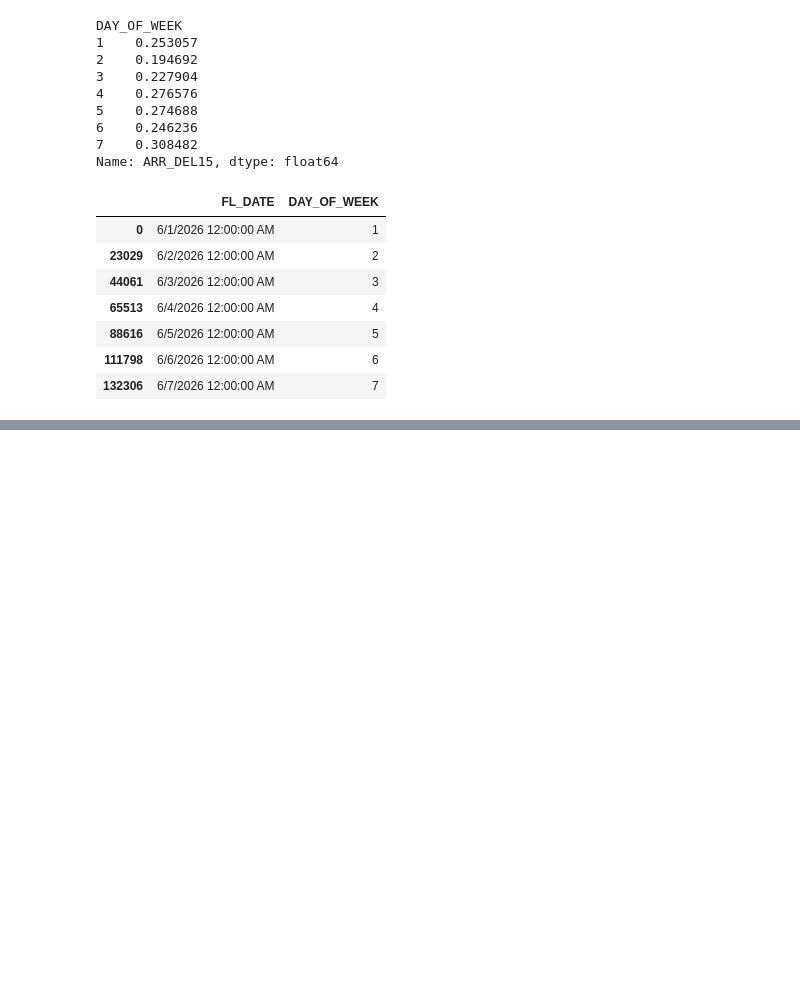
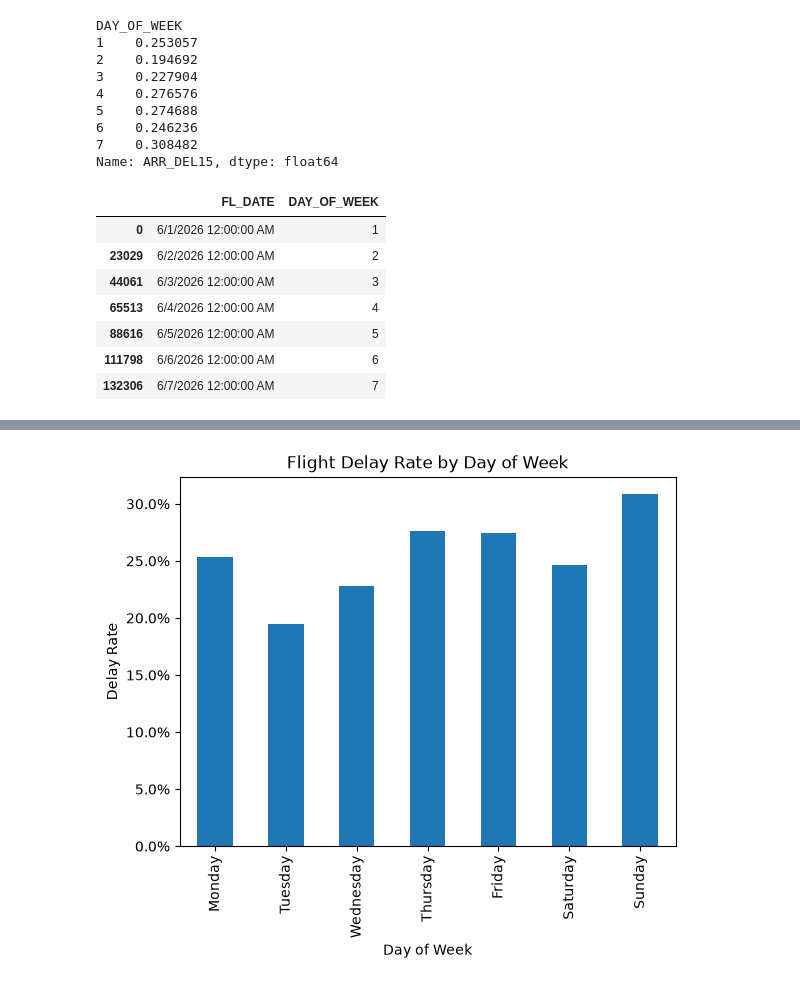
Before and after one commit to JessicaBrantley/flight-delay-prediction, a Jupyter notebook: notebooks/01_data_exploration.ipynb, the cells around one changed output, grey strips where cells are left out. Cells and saved outputs as stored; diff of their text form; code cells hidden in the pictures; blank space fills up the shorter version.

Commit message:
Add exploratory analysis for flight delay patterns

```diff
--- a/notebooks/01_data_exploration.ipynb
+++ b/notebooks/01_data_exploration.ipynb
@@ -259,0 +262,3 @@ df_clean[["FL_DATE", "DAY_OF_WEEK"]].drop_duplicates().head(7)
+# %%
+delay_by_day = df_clean.groupby("DAY_OF_WEEK")["ARR_DEL15"].mean()
+delay_by_day
@@ -259,0 +275,14 @@ df_clean[["FL_DATE", "DAY_OF_WEEK"]].drop_duplicates().head(7)
+# %%
+from matplotlib.ticker import PercentFormatter
+delay_by_day.plot(kind="bar")
+plt.gca().yaxis.set_major_formatter(PercentFormatter(1))
+plt.xticks(
+    range(7),
+    ["Monday","Tuesday","Wednesday","Thursday", "Friday", "Saturday","Sunday"]
+)
+plt.ylabel("Delay Rate")
+plt.xlabel("Day of Week")
+plt.title("Flight Delay Rate by Day of Week")
+plt.show()
+# %% [output]
+[figure, added]
```
Also changed, not shown: parts of 23 cells of this notebook.
